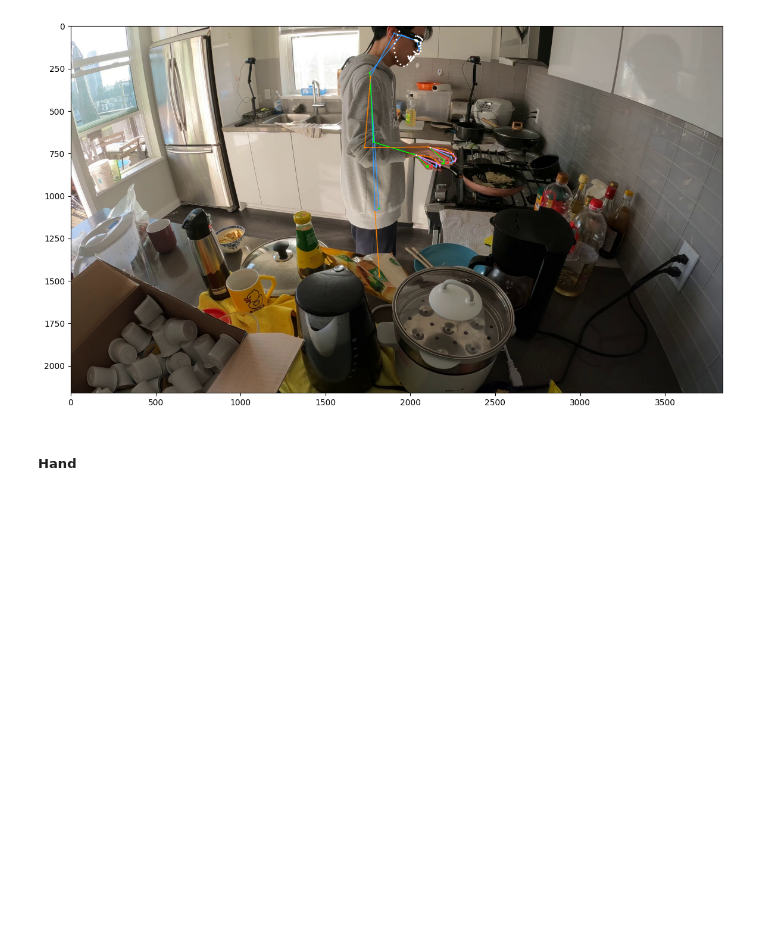
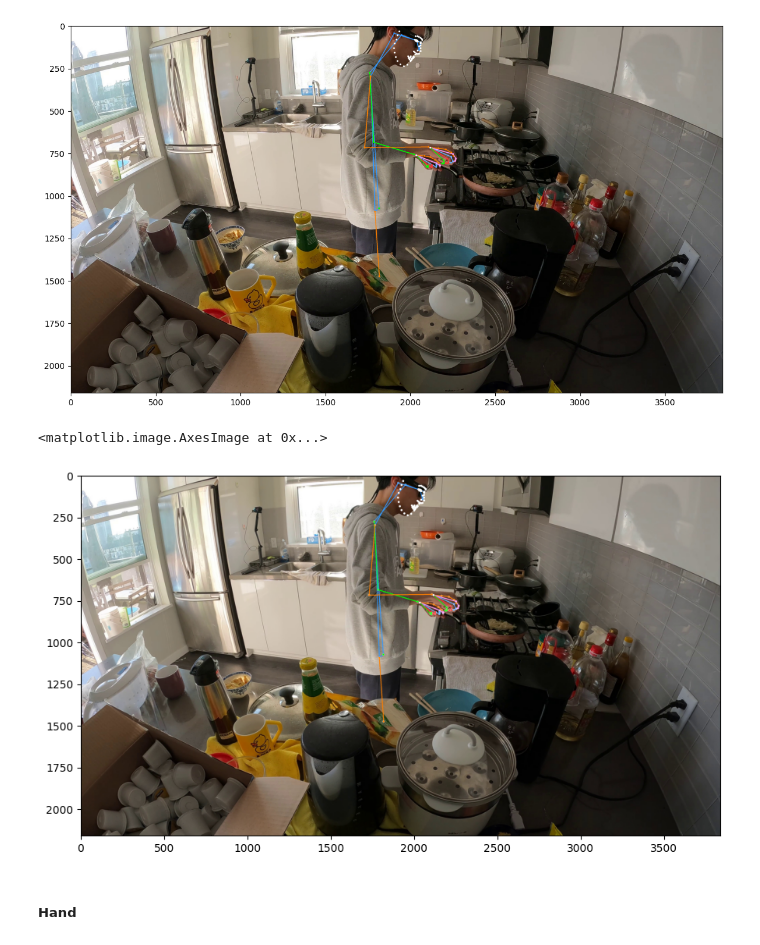
Before and after one commit to jinxuzh/Ego4d, a Jupyter notebook: ego4d/internal/human_pose/main_Ego4d-mmpose.ipynb, the cells around one changed output. Cells and saved outputs as stored; diff of their text form; code cells hidden in the pictures; blank space fills up the shorter version.

Commit message:
Add fast visualizer to visualize pose2d&3d results

```diff
--- a/ego4d/internal/human_pose/main_Ego4d-mmpose.ipynb
+++ b/ego4d/internal/human_pose/main_Ego4d-mmpose.ipynb
@@ -124,6 +118,27 @@ plt.imshow(body_pose_vis)
 # %% [output]
 <matplotlib.image.AxesImage at 0x...>
 [figure]
+# %%
+######## Visualization with mmpose Fastvisualizer #########
+from mmpose.visualization import FastVisualizer
+from mmengine.structures import InstanceData
+
+fast_visualizer = FastVisualizer(body_pose_estimator.dataset_meta)
+
+# Inference
+vis_img = np.array(Image.open(img))
+####### Create InstanceData #######
+instanceData = InstanceData()
+instanceData.keypoints = body_kpts.copy()
+instanceData.keypoint_scores = body_kpts_conf.copy()
+###################################
+
+fast_visualizer.draw_pose(vis_img, instanceData)
+plt.figure(figsize=(15,6))
+plt.imshow(vis_img)
+# %% [output]
+<matplotlib.image.AxesImage at 0x...>
+[figure, added]
 # %% [markdown]
 ##### Hand
 # %%
```
Also changed, not shown: parts of 2 cells of this notebook, 3 other files.
